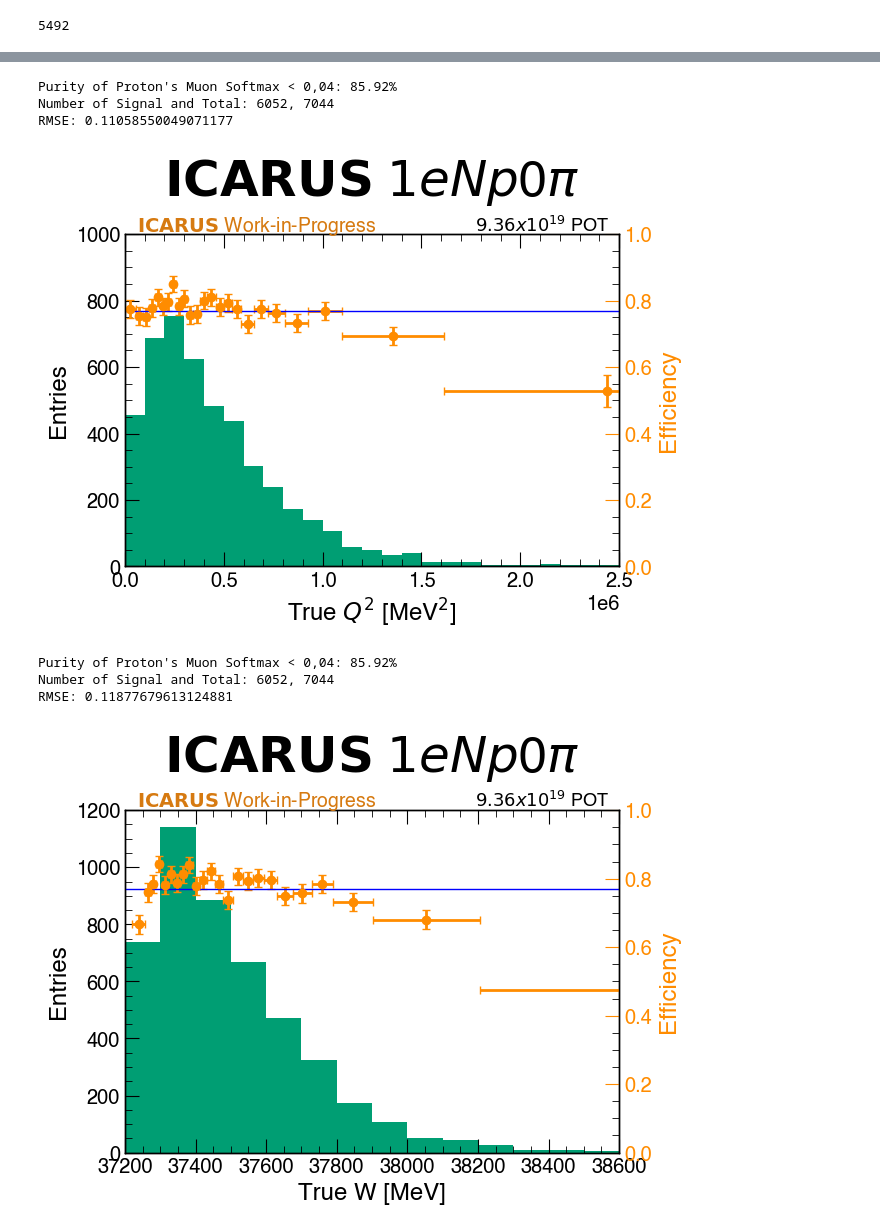
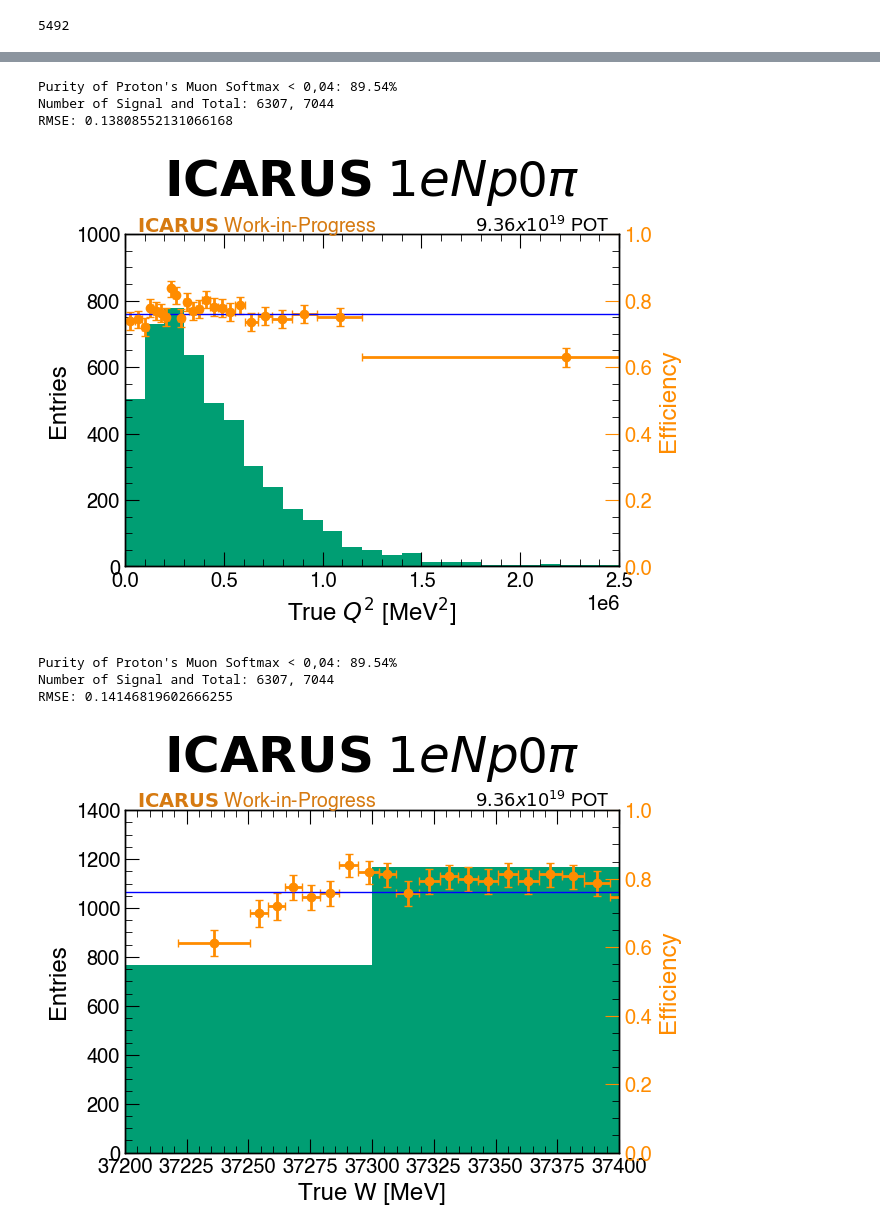
Before and after one commit to dacarber/medulla, a Jupyter notebook: spineplot/Efficiency_plots.ipynb, the cells around one changed output, grey strips where cells are left out. Drawn from its saved outputs; the diff is of its cells as text; code cells hidden in the pictures.

```diff
--- a/spineplot/Efficiency_plots.ipynb
+++ b/spineplot/Efficiency_plots.ipynb
@@ -212,11 +203,11 @@ mask  = (signal['all_1eNp_cut']==1) & (signal['reco_electron_axial_spread'] > 0.
         (signal['reco_electron_dir_spread'] < 0.25) & (signal['reco_electron_conv_dist'] < 7.5)&\
         (signal['reco_proton_softmax'] >0.6) & (signal['reco_proton_muon_softmax'] <0.04)
 cut_muon = signal[mask]
-mask = (cut_muon['true_proton_energy']>60)  & (cut_muon['true_electron_energy']>200)#& (cut_muon['true_opening_angle']< 2.5)
+mask = (cut_muon['true_proton_energy']>60)  #& (cut_muon['true_electron_energy']>200)#& (cut_muon['true_opening_angle']< 2.5)
 cut_muon = cut_muon[mask]
-mask  = (signal['true_proton_energy']>60) &(signal['true_electron_energy']>200)  #& (signal['true_opening_angle']< 2.5)
+mask  = (signal['true_proton_energy']>60) #&(signal['true_electron_energy']>200) # & (signal['true_opening_angle']< 2.5)
 signal = signal[mask]
-#cut_muon = cut_muon[cut_muon['true_opening_angle']> 2.5]
+#cut_muon = cut_muon[cut_muon['reco_electron_dir_spread']> .06]
 # %% [output]
 5492
 # %%
@@ -562,17 +555,17 @@ print(f"Number of Signal and Total: {len(signal)}, {len(mc_df)}")
 rmse = np.sqrt(np.mean(np.subtract(purity,scatter_y) ** 2))
 print("RMSE:",rmse)
 # %% [output]
-Purity of Proton's Muon Softmax < 0,04: 85.92%
-Number of Signal and Total: 6052, 7044
-RMSE: 0.11058550049071177
+Purity of Proton's Muon Softmax < 0,04: 89.54%
+Number of Signal and Total: 6307, 7044
+RMSE: 0.13808552131066168
-[figure, old version]
+[figure, new version]
 # %%
 plt.style.use('styles/muon2024_colorswap.mplstyle')
 
 fig, ax1 = plt.subplots()
 variable = "true_W"
-bins = [3.72e4,3.86e4,1e2]
-bins_eff = [3.72e4,3.85e4,200]
+bins = [3.72e4,3.74e4,1e2]
+bins_eff = [3.72e4,3.85e4,100]
 purity = len(cut_muon)/(len(signal))
 
 
@@ -595,38 +588,38 @@ ax2.errorbar(scatter_x, scatter_y,yerr=y_err,xerr=x_err, capsize=3, color='darko
 ax2.hlines(y=purity, xmin=0, xmax=1000000, color='b', linestyle='-', linewidth=1)
 ax2.tick_params(axis='y', colors='darkorange')
 ax1.set_xlabel(r"True W [MeV]")
 ax2.set_ylabel("Efficiency",color = 'darkorange')
 ax1.set_ylabel("Entries")
 plt.title(r"$\bf{ICARUS}$ $1eNp$0$\pi$")
 plt.xlim(bins[0], bins[1])
-ax1.set_ylim(0, 1200)
+ax1.set_ylim(0, 1400)
 ax2.set_ylim(0, 1)
 yrange = [0,1]
 usey = yrange[1] + 0.01*(yrange[1] - yrange[0]) + 0*(yrange[1] - yrange[0])
 xrange = [bins[0],bins[1]]
 usex = xrange[0] + 0.025*(xrange[1] - xrange[0]) + 0*(xrange[1] - xrange[0])
 plt.text(x=usex, y=usey, s=r"$\bf{ICARUS}$ Work-in-Progress", fontsize=14, color='#d67a11')
 usey = yrange[1] + 0.01*(yrange[1] - yrange[0]) + 0*(yrange[1] - yrange[0])
 usex = xrange[1] - 0.02*(xrange[1] - xrange[0])
 plt.text(x=usex, y=usey, s=r"$9.36x10^{19}$ POT", fontsize=13, color='black', horizontalalignment='right')
 
 # Set legend
 #plt.legend(handles_reordered, labels_reordered)
 
 #plt.show()
 plt.savefig("/Users/danielcarber/Documents/ICARUS/NuMI_Nue/Plots/Efficiency_plots/True_W.png")
 
 
 purity = len(signal)/(len(mc_df))
 print(f"Purity of Proton's Muon Softmax < 0,04: {purity*100:.2f}%")
 print(f"Number of Signal and Total: {len(signal)}, {len(mc_df)}")
 rmse = np.sqrt(np.mean(np.subtract(purity,scatter_y) ** 2))
 print("RMSE:",rmse)
 # %% [output]
-Purity of Proton's Muon Softmax < 0,04: 85.92%
-Number of Signal and Total: 6052, 7044
-RMSE: 0.11877679613124881
+Purity of Proton's Muon Softmax < 0,04: 89.54%
+Number of Signal and Total: 6307, 7044
+RMSE: 0.14146819602666255
-[figure, old version]
+[figure, new version]
 # %%
 plt.style.use('styles/muon2024_colorswap.mplstyle')
 
```
Also changed, not shown: parts of 15 cells of this notebook, 3 other files.
